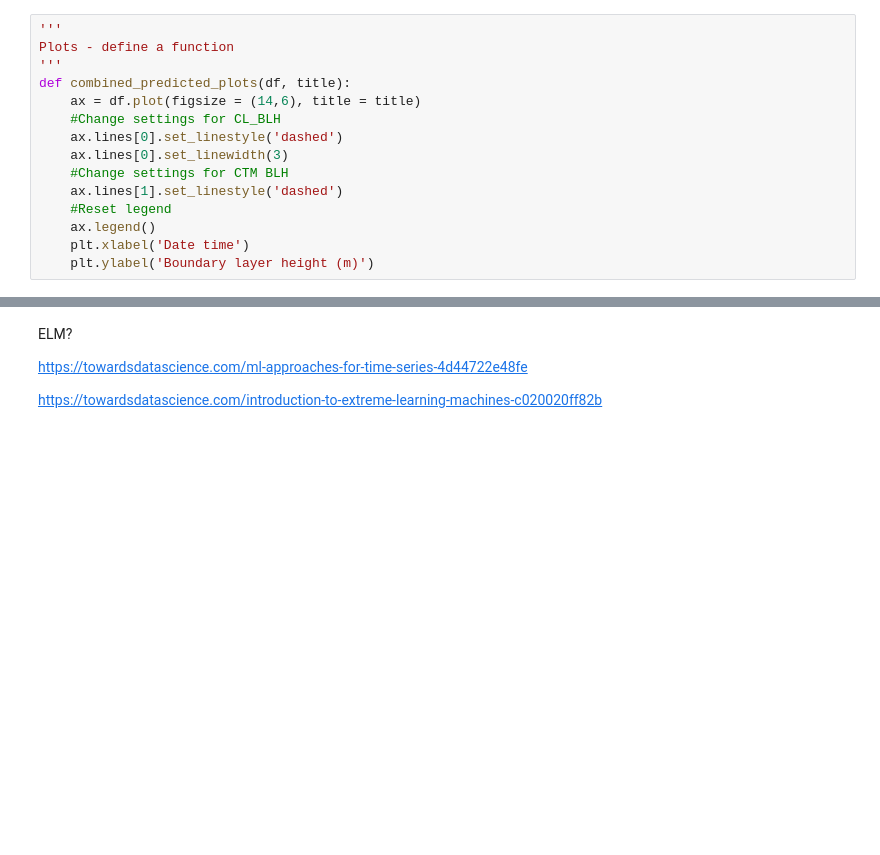
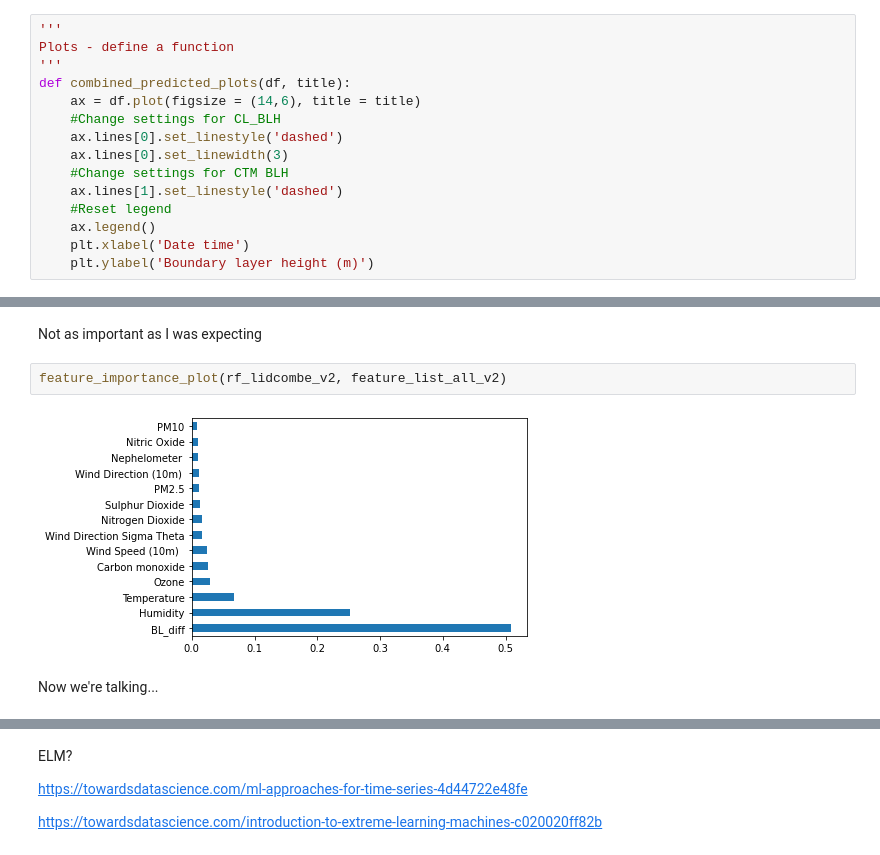
Before and after one commit to LlahsivK/group-18, a Jupyter notebook: Analysis3_Modelling_TKversion_20210806.ipynb, the cells around one changed output, grey strips where cells are left out. Saved outputs shown, nothing was run; the diff lists cells and outputs as text; blank space fills up the shorter version.

```diff
--- a/Analysis3_Modelling_TKversion_20210806.ipynb
+++ b/Analysis3_Modelling_TKversion_20210806.ipynb
@@ -803,0 +835,8 @@ combined_predicted_plots(df_combined_predicted_lidcombe, 'Actual vs Predicted BL
+# %% [markdown]
+Not as important as I was expecting
+# %%
+feature_importance_plot(rf_lidcombe_v2, feature_list_all_v2)
+# %% [output]
+[figure, added]
+# %% [markdown]
+Now we're talking...
```
Also changed, not shown: parts of 29 cells of this notebook.
